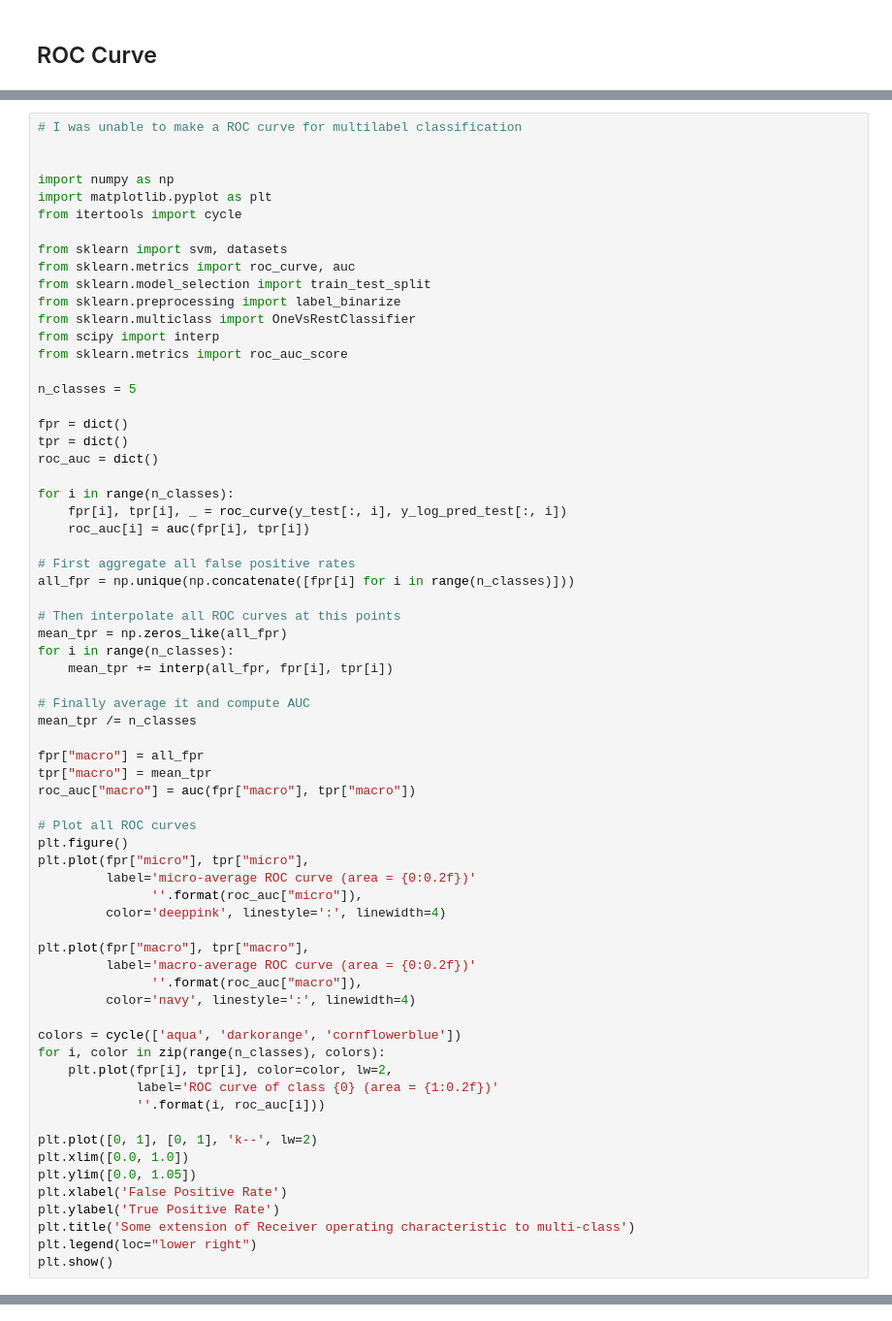
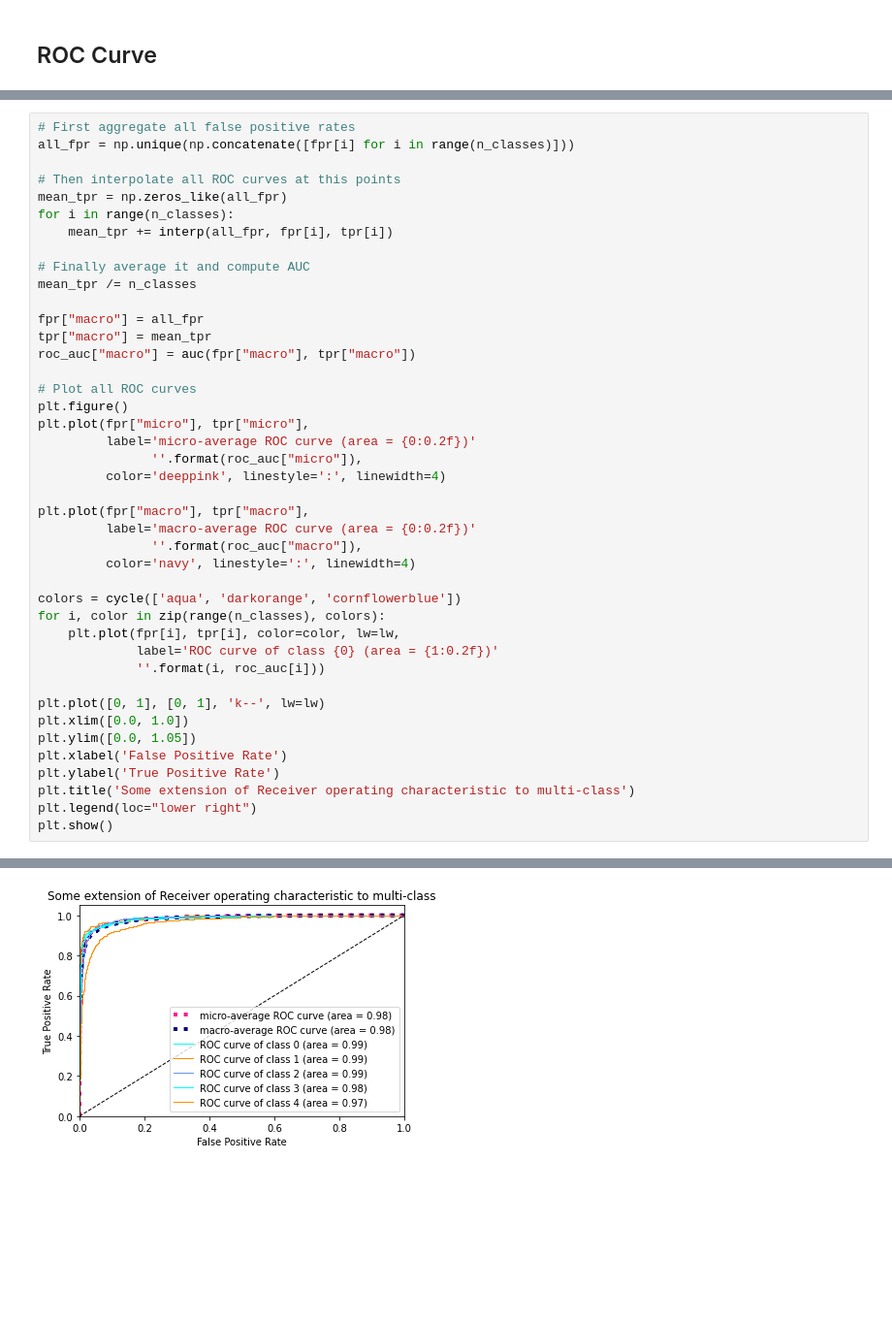
Before and after one commit to MaximDecherf/upnxt-assignment-ml, a Jupyter notebook: recipe_challenge.ipynb, the cells around one changed output, grey strips where cells are left out. Shown: that part at 97% size. Saved outputs shown, nothing was run; the diff lists cells and outputs as text; blank space fills up the shorter version.

```diff
--- a/recipe_challenge.ipynb
+++ b/recipe_challenge.ipynb
@@ -382,29 +425,4 @@ ax.xaxis.set_ticklabels(['Chinese', 'Indian', 'Italian', 'Mexican', 'Southern_us
 # %%
-# I was unable to make a ROC curve for multilabel classification
-
-
-import numpy as np
-import matplotlib.pyplot as plt
-from itertools import cycle
-
-from sklearn import svm, datasets
-from sklearn.metrics import roc_curve, auc
-from sklearn.model_selection import train_test_split
-from sklearn.preprocessing import label_binarize
-from sklearn.multiclass import OneVsRestClassifier
-from scipy import interp
-from sklearn.metrics import roc_auc_score
-
-n_classes = 5
-
-fpr = dict()
-tpr = dict()
-roc_auc = dict()
-
-for i in range(n_classes):
-    fpr[i], tpr[i], _ = roc_curve(y_test[:, i], y_log_pred_test[:, i])
-    roc_auc[i] = auc(fpr[i], tpr[i])
-
 # First aggregate all false positive rates
 all_fpr = np.unique(np.concatenate([fpr[i] for i in range(n_classes)]))
 
@@ -434,11 +452,11 @@ plt.plot(fpr["macro"], tpr["macro"],
 
 colors = cycle(['aqua', 'darkorange', 'cornflowerblue'])
 for i, color in zip(range(n_classes), colors):
-    plt.plot(fpr[i], tpr[i], color=color, lw=2,
+    plt.plot(fpr[i], tpr[i], color=color, lw=lw,
              label='ROC curve of class {0} (area = {1:0.2f})'
              ''.format(i, roc_auc[i]))
 
-plt.plot([0, 1], [0, 1], 'k--', lw=2)
+plt.plot([0, 1], [0, 1], 'k--', lw=lw)
 plt.xlim([0.0, 1.0])
 plt.ylim([0.0, 1.05])
 plt.xlabel('False Positive Rate')
@@ -450,0 +469 @@ ValueError: y_true takes value in {'southern_us'} and pos_label is not specified
+[figure, added]
```
Also changed, not shown: parts of 14 cells of this notebook, 1 other file.
